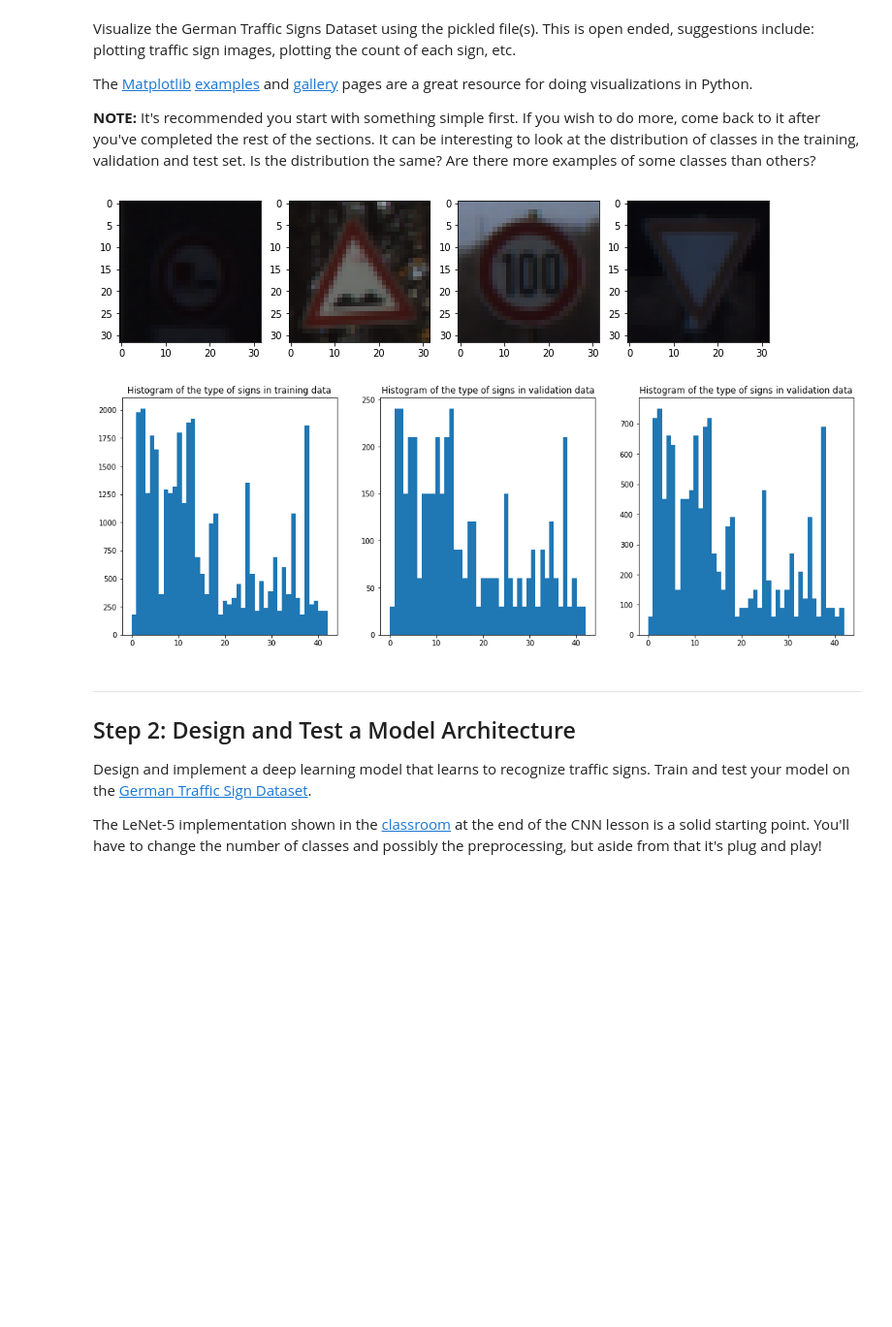
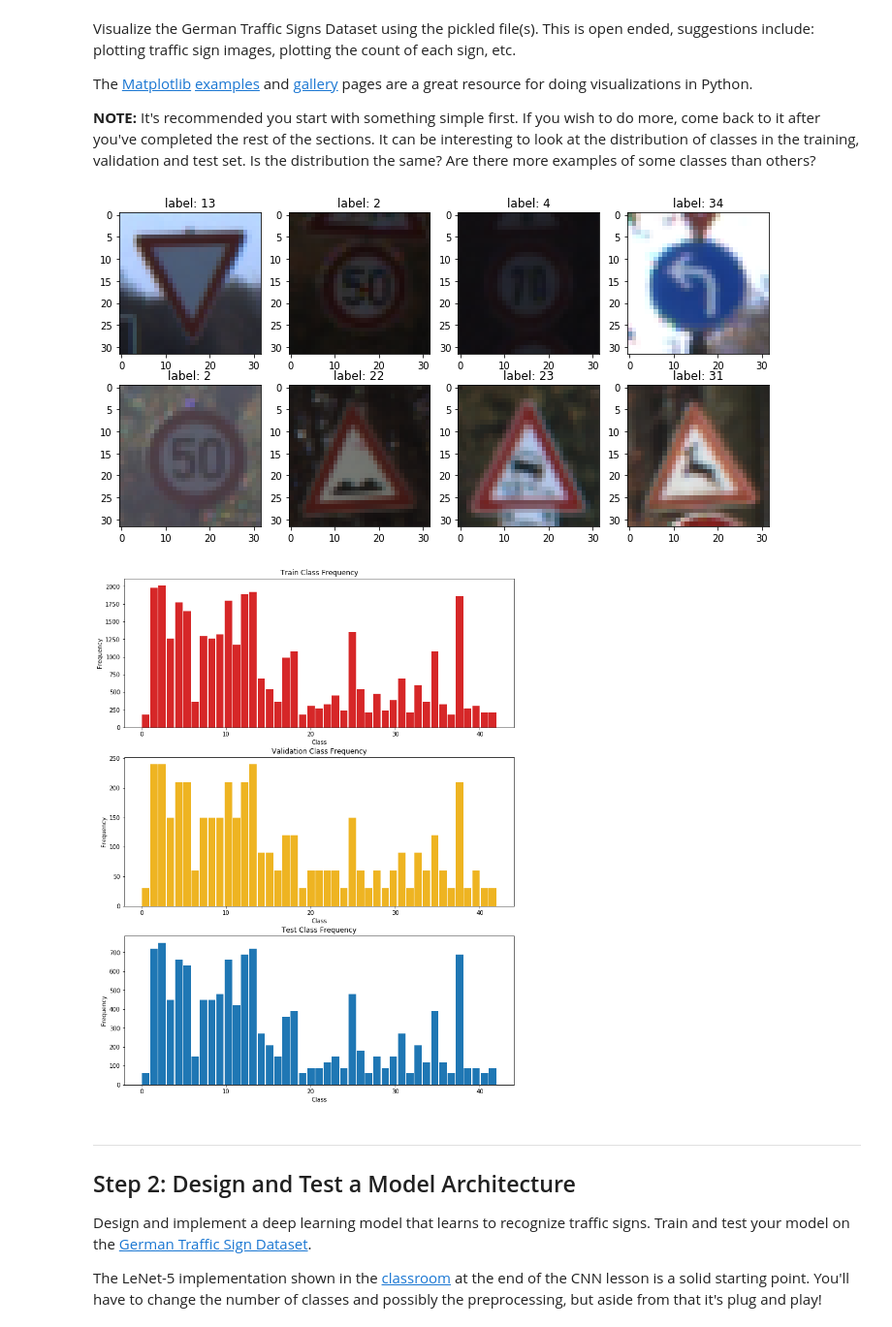
Before and after one commit to gimaik/SDCND, a Jupyter notebook: CarND-Traffic-Sign-Classifier-P3/Traffic_Sign_Classifier.ipynb, the cells around one changed output. Shown at 97% size. Cells and saved outputs as stored; diff of their text form; code cells hidden in the pictures; blank space fills up the shorter version.

```diff
--- a/CarND-Traffic-Sign-Classifier-P3/Traffic_Sign_Classifier.ipynb
+++ b/CarND-Traffic-Sign-Classifier-P3/Traffic_Sign_Classifier.ipynb
@@ -92,35 +87,44 @@ The [Matplotlib](http://matplotlib.org/) [examples](http://matplotlib.org/exampl
 
 **NOTE:** It's recommended you start with something simple first. If you wish to do more, come back to it after you've completed the rest of the sections. It can be interesting to look at the distribution of classes in the training, validation and test set. Is the distribution the same? Are there more examples of some classes than others?
 # %%
-### Data exploration visualization code goes here.
-### Feel free to use as many code cells as needed.
 import matplotlib.pyplot as plt
-# Visualizations will be shown in the notebook.
 %matplotlib inline
 
-idx = np.random.randint(n_train, size=4)
+idx = np.random.randint(n_train, size=8)
 plt.figure(figsize=(12,6))
 for i, idx_ in enumerate(idx, 1):
     plt.subplot(240 + i)
     plt.imshow(X_train[idx_])
+    plt.title("label: "+ str(y_train[idx_]))
 plt.show()
 
-plt.figure(figsize=(18,6))
-plt.subplot(131)
-plt.hist(y_train, bins=43)
-plt.title("Histogram of the type of signs in training data")
 
-plt.subplot(132)
-plt.hist(y_valid, bins=43)
-plt.title("Histogram of the type of signs in validation data")
+signnames = pd.read_csv("signnames.csv").values[:, 1]
 
-plt.subplot(133)
-plt.hist(y_test, bins=43)
-plt.title("Histogram of the type of signs in validation data")
+plt.figure(figsize=(12,16))
+
+plt.subplot(311)
+plt.hist(y_train, bins=n_classes, rwidth=0.9, color='#d62728')
+plt.title('Train Class Frequency')
+plt.xlabel('Class')
+plt.ylabel('Frequency')
+
+plt.subplot(312)
+unique, index, counts = np.unique(y_valid, return_index=True, return_counts=True)
+plt.hist(y_valid, bins=n_classes, rwidth=0.9, color='#eeb422')
+plt.title('Validation Class Frequency')
+plt.xlabel('Class')
+plt.ylabel('Frequency')
+
+plt.subplot(313)
+plt.hist(y_test, bins=n_classes, rwidth=0.9)
+plt.title('Test Class Frequency')
+plt.xlabel('Class')
+plt.ylabel('Frequency')
 plt.show()
 # %% [output]
-[figure, old version]
+[figure, new version]
-[figure, old version]
+[figure, new version]
 # %%
 class_weights = np.array([np.sum(np.where(y_train==i,1,0)) for i in np.unique(y_train)])
 class_weights = n_train / class_weights
```
Also changed, not shown: parts of 18 cells of this notebook, 22 other files.
